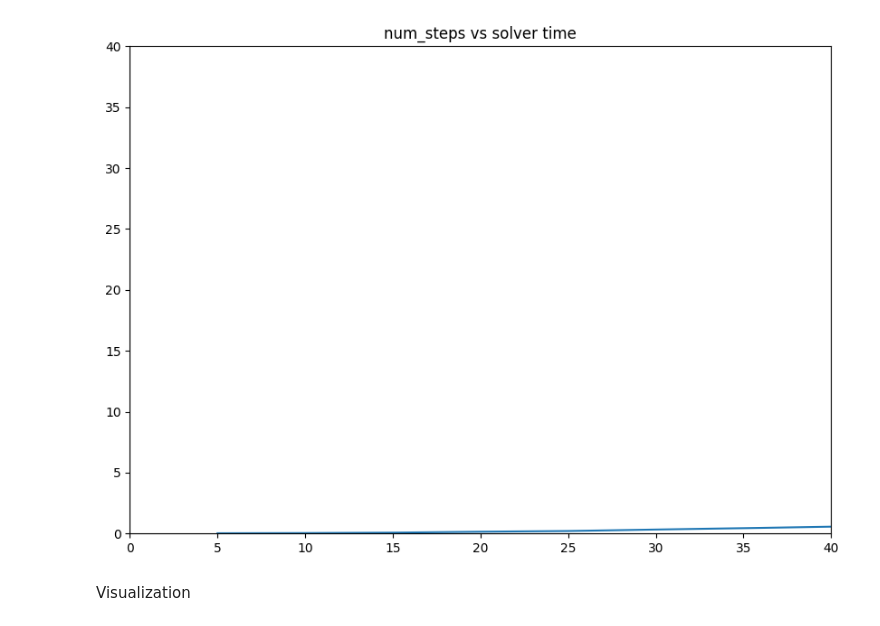
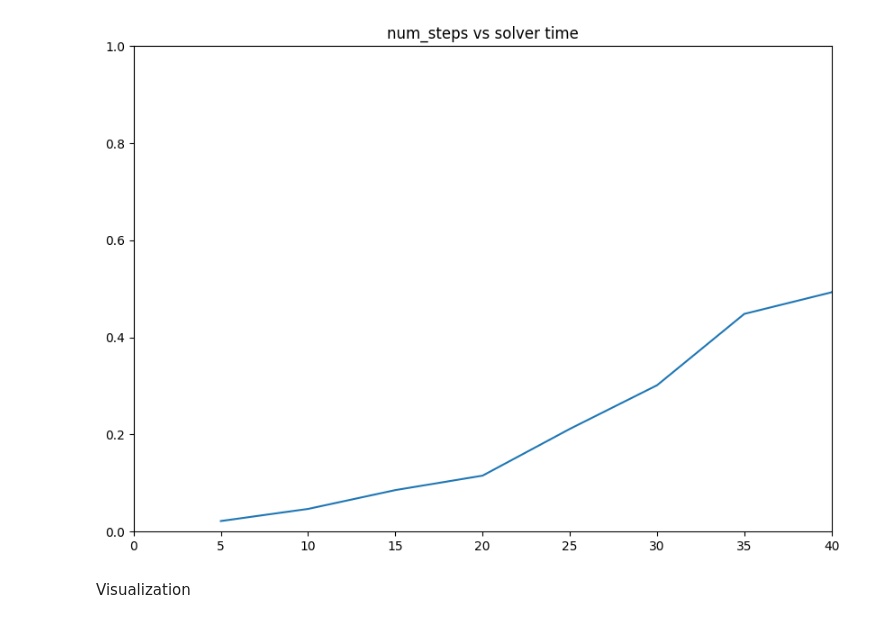
Before and after one commit to AustereTriceratops/Baba-Is-Solved, a Jupyter notebook: dev.ipynb, the cells around one changed output. Drawn from its saved outputs; the diff is of its cells as text; code cells hidden in the pictures.

```diff
--- a/dev.ipynb
+++ b/dev.ipynb
@@ -56,8 +60,8 @@ step=50 actual number of steps: 16
 # %%
 fig, ax = plt.subplots(figsize=(10, 7))
 ax.plot(steps, times)
 ax.set_title('num_steps vs solver time')
 ax.set_xbound(0, 40)
-ax.set_ybound(0, 40)
+ax.set_ybound(0, 1)
 # %% [output]
-[figure, old version]
+[figure, new version]
```
Also changed, not shown: parts of 9 cells of this notebook, 3 other files.
